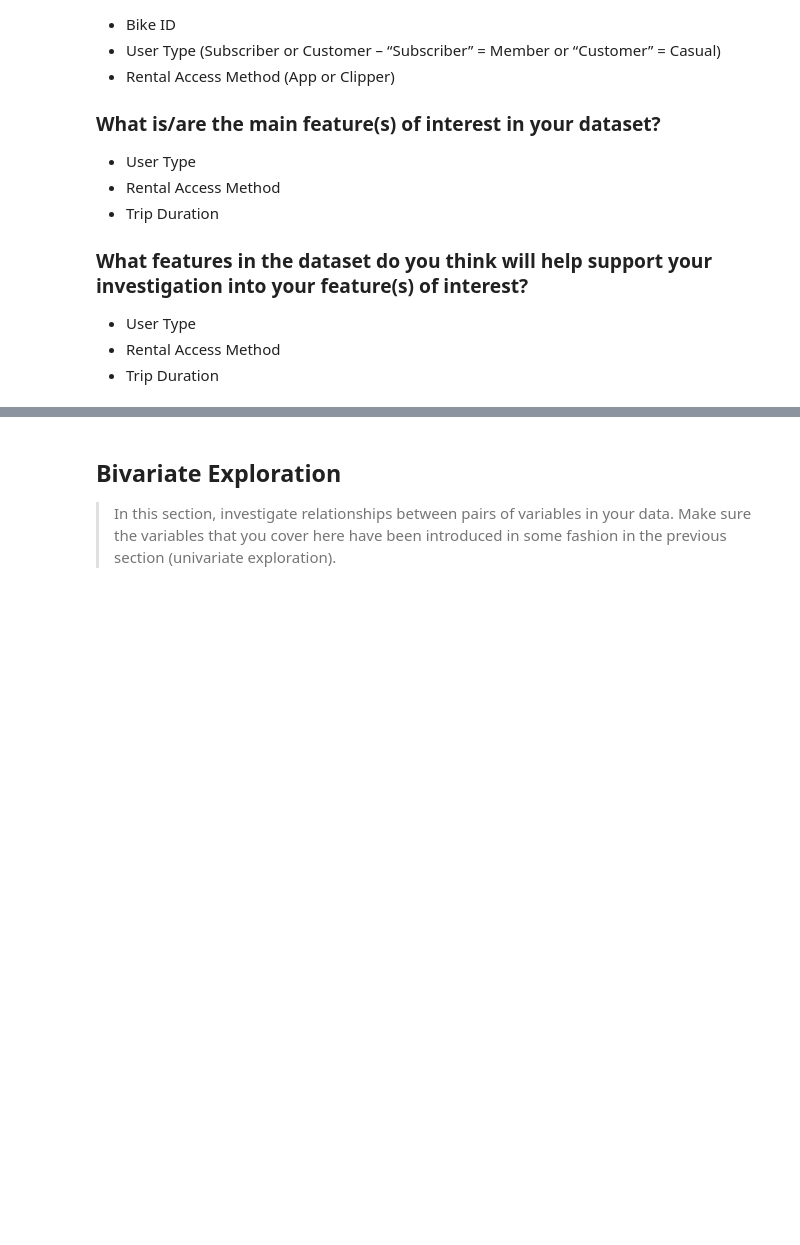
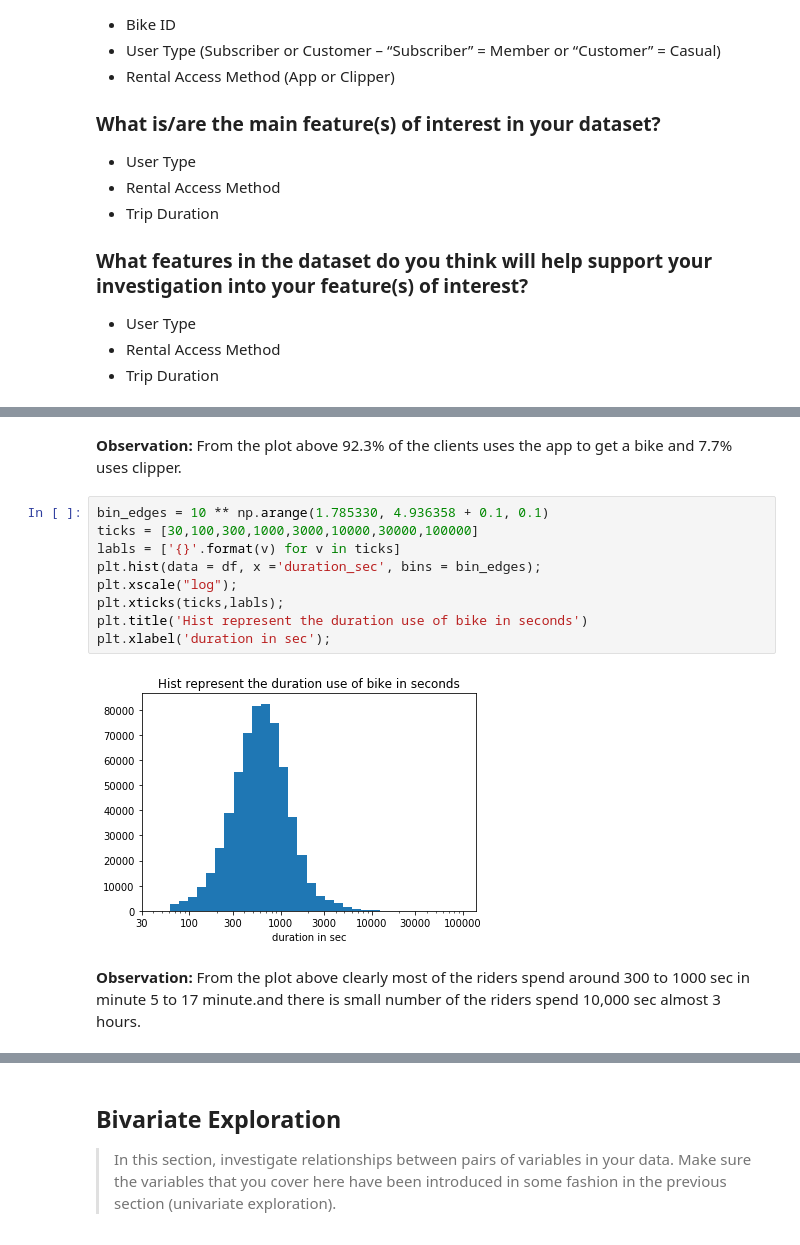
Before and after one commit to Ahmad-Almosallam/Communicate-Data-Findings, a Jupyter notebook: exploration_template.ipynb, the cells around one changed output, grey strips where cells are left out. Saved outputs shown, nothing was run; the diff lists cells and outputs as text; blank space fills up the shorter version.

```diff
--- a/exploration_template.ipynb
+++ b/exploration_template.ipynb
@@ -150,3 +329,18 @@ you plan on investigating next.
+# %% [markdown]
+**Observation:** From the plot above 92.3% of the clients uses the app to get a bike and 7.7% uses clipper.
+# %%
+bin_edges = 10 ** np.arange(1.785330, 4.936358 + 0.1, 0.1)
+ticks = [30,100,300,1000,3000,10000,30000,100000]
+labls = ['{}'.format(v) for v in ticks]
+plt.hist(data = df, x ='duration_sec', bins = bin_edges);
+plt.xscale("log");
+plt.xticks(ticks,labls);
+plt.title('Hist represent the duration use of bike in seconds')
+plt.xlabel('duration in sec');
+# %% [output]
+[figure, added]
+# %% [markdown]
+**Observation:** From the plot above clearly most of the riders spend around 300 to 1000 sec in minute 5 to 17 minute.and there is small number of the riders spend 10,000 sec almost 3 hours.
 # %% [markdown]
 ### Discuss the distribution(s) of your variable(s) of interest. Were there any unusual points? Did you need to perform any transformations?
 
```
Also changed, not shown: parts of 23 cells of this notebook.
